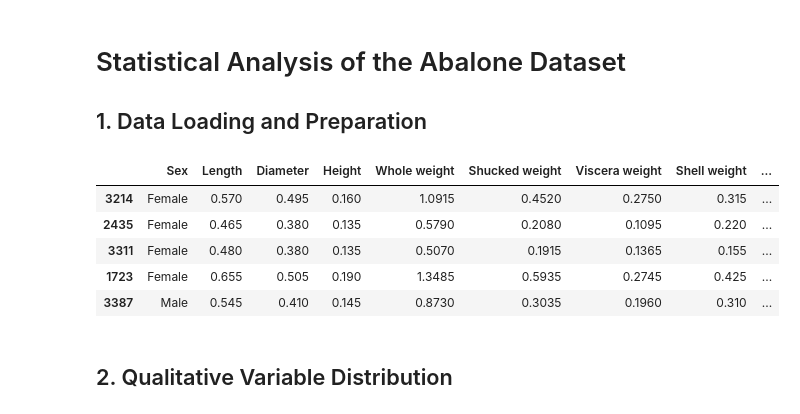
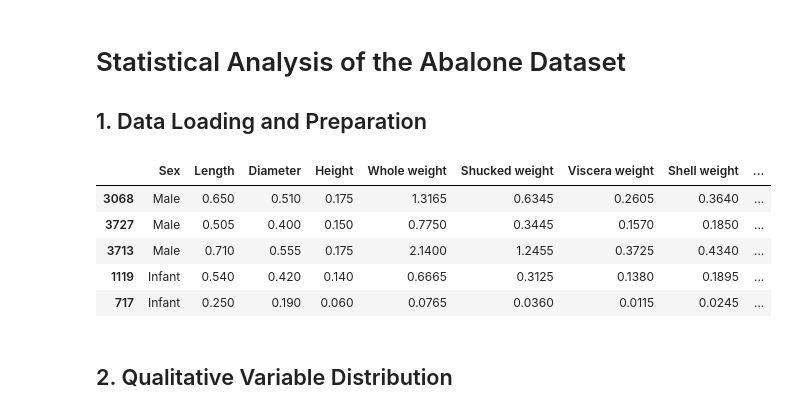
Before and after one commit to JakubRudy/programming-in-python, a Jupyter notebook: Assignment1/zadanie1.ipynb, the cells around one changed output. Cells and saved outputs as stored; diff of their text form; code cells hidden in the pictures.

```diff
--- a/Assignment1/zadanie1.ipynb
+++ b/Assignment1/zadanie1.ipynb
@@ -14,38 +14,39 @@ plt.rcParams.update(
         "font.size": 13,
         "axes.titlesize": 17,
         "axes.titlepad": 10,
         "axes.labelsize": 15,
         "xtick.labelsize": 13,
         "ytick.labelsize": 13,
         "legend.fontsize": 13,
         "figure.titlesize": 20,
     }
 )
 
 columns = [
     "Sex",
     "Length",
     "Diameter",
     "Height",
     "Whole weight",
     "Shucked weight",
     "Viscera weight",
     "Shell weight",
     "Rings",
 ]
 
 df = pd.read_csv("data.csv", header=None, names=columns)
 df["Sex"] = df["Sex"].map({"M": "Male", "I": "Infant", "F": "Female"})
 
 quant_cols = columns[1:]
+sex_order = ["Male", "Infant", "Female"]
 df.sample(5)
 # %% [output]
 |  | Sex | Length | Diameter | Height | Whole weight | Shucked weight | Viscera weight | Shell weight | ... |
-| 3214 | Female | 0.570 | 0.495 | 0.160 | 1.0915 | 0.4520 | 0.2750 | 0.315 | ... |
-| 2435 | Female | 0.465 | 0.380 | 0.135 | 0.5790 | 0.2080 | 0.1095 | 0.220 | ... |
-| 3311 | Female | 0.480 | 0.380 | 0.135 | 0.5070 | 0.1915 | 0.1365 | 0.155 | ... |
-| 1723 | Female | 0.655 | 0.505 | 0.190 | 1.3485 | 0.5935 | 0.2745 | 0.425 | ... |
-| 3387 | Male | 0.545 | 0.410 | 0.145 | 0.8730 | 0.3035 | 0.1960 | 0.310 | ... |
+| 3068 | Male | 0.650 | 0.510 | 0.175 | 1.3165 | 0.6345 | 0.2605 | 0.3640 | ... |
+| 3727 | Male | 0.505 | 0.400 | 0.150 | 0.7750 | 0.3445 | 0.1570 | 0.1850 | ... |
+| 3713 | Male | 0.710 | 0.555 | 0.175 | 2.1400 | 1.2455 | 0.3725 | 0.4340 | ... |
+| 1119 | Infant | 0.540 | 0.420 | 0.140 | 0.6665 | 0.3125 | 0.1380 | 0.1895 | ... |
+| 717 | Infant | 0.250 | 0.190 | 0.060 | 0.0765 | 0.0360 | 0.0115 | 0.0245 | ... |
 # %% [markdown]
 ## 2. Qualitative Variable Distribution
 # %%
```
Also changed, not shown: parts of 2 cells of this notebook.
